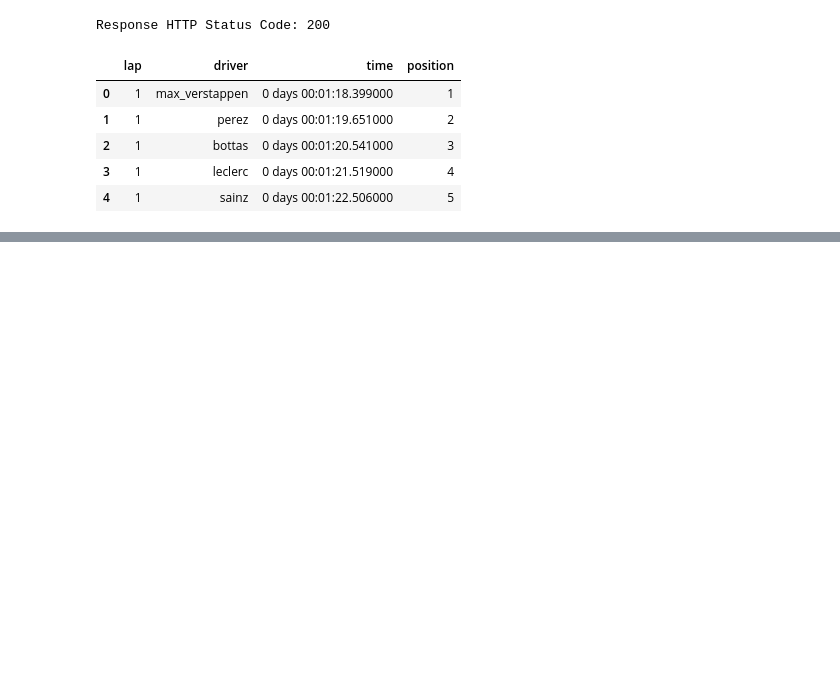
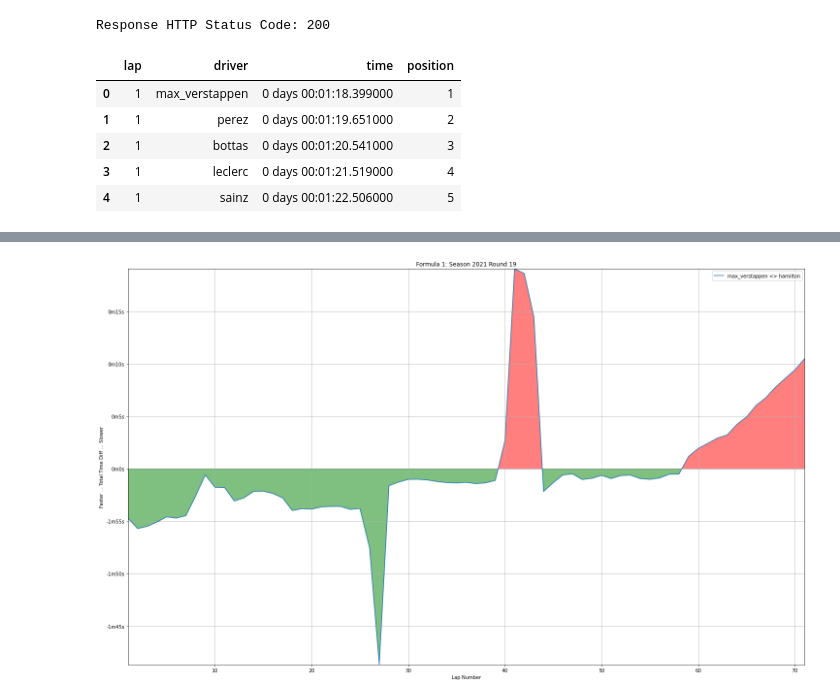
Before and after one commit to Seklfreak/jupyter-playground, a Jupyter notebook: f1_lap_times.ipynb, the cells around one changed output, grey strips where cells are left out. Drawn from its saved outputs; the diff is of its cells as text; code cells hidden in the pictures; blank space fills up the shorter version.

```diff
--- a/f1_lap_times.ipynb
+++ b/f1_lap_times.ipynb
@@ -137,0 +135,45 @@ plt.show()
+# %%
+# versus timing
+
+versusData = []
+
+versusA = stackedLapTimesDFDrivers['max_verstappen']
+versusB = stackedLapTimesDFDrivers['hamilton']
+
+for index, rowA in versusA.iterrows():
+    rowB = versusB.loc[versusB['lap'] == rowA.lap].iloc[0]
+
+    versusData.append([rowA.lap, '%s <> %s' % (rowA.driver, rowB.driver), rowA.time - rowB.time])
+
+versusDF = pd.DataFrame(versusData, columns=['lap', 'driver', 'time'])
+versusDF = versusDF.assign(time=lambda x: x['time'].dt.total_seconds())
+# %%
+# plot
+
+fig, ax = plt.subplots()
+fig.set_size_inches(25, 15, forward=True)
+
+ax.margins(x=0, y=0)
+ax.set_title('Formula 1: Season %d Round %d' % (season, round))
+ax.set_ylabel('Faster … Total Time Diff … Slower')
+ax.set_xlabel('Lap Number')
+
+def duration_s_fmt(seconds, pos):
+    minutes = (seconds // 60)
+    secondsLeft = seconds - (minutes*60)
+
+    return '%dm%ds' % (minutes, secondsLeft)
+
+ax.yaxis.set_major_formatter(duration_s_fmt)
+
+ax.plot(versusDF.lap, versusDF.time, label=versusDF.iloc[0].driver)
+ax.axhline(0, color='grey', linewidth=0.8)
+
+ax.fill_between(versusDF.lap, 0, versusDF.time, where=versusDF.time > 0, facecolor='red', alpha=0.5, interpolate=True)
+ax.fill_between(versusDF.lap, 0, versusDF.time, where=versusDF.time < 0, facecolor='green', alpha=0.5, interpolate=True)
+ax.grid(True)
+
+ax.legend()
+plt.show()
+# %% [output]
+[figure, added]
```
Also changed, not shown: parts of 7 cells of this notebook.
